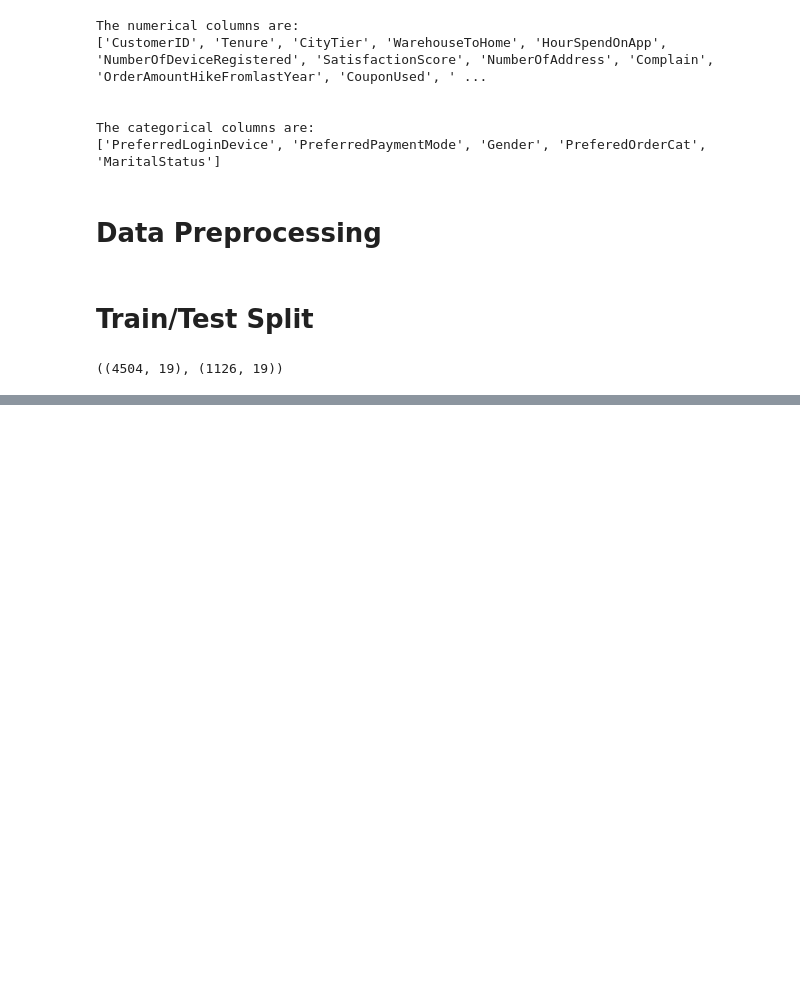
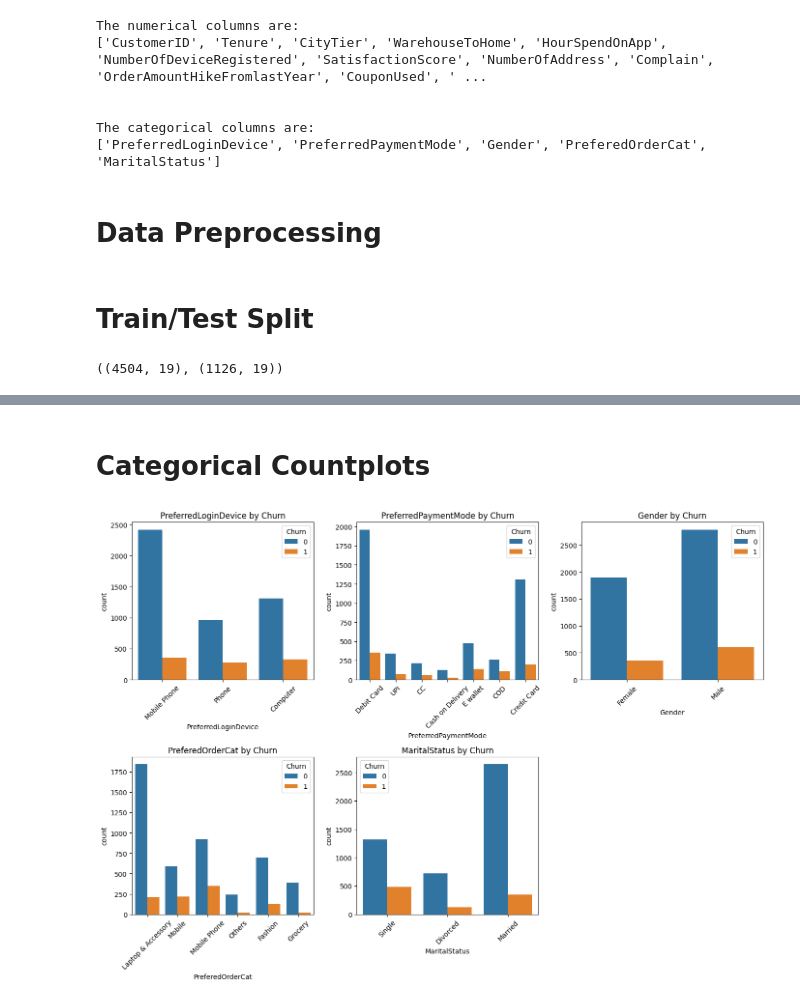
Before and after one commit to WebMLAIdev/Assignment4-CSCN8030-LobLaws, a Jupyter notebook: notebook.ipynb, the cells around one changed output, grey strips where cells are left out. Drawn from its saved outputs; the diff is of its cells as text; code cells hidden in the pictures; blank space fills up the shorter version.

```diff
--- a/notebook.ipynb
+++ b/notebook.ipynb
@@ -138,0 +269,15 @@ X_train.shape, X_test.shape
+# %% [markdown]
+# Categorical Countplots
+# %%
+# Visualizing churn rate across categorical features.
+plt.figure(figsize=(14, 10))
+for i, col in enumerate(categorical_cols[:6]):
+    plt.subplot(2, 3, i + 1)
+    sns.countplot(data=df, x=col, hue="Churn")
+    plt.xticks(rotation=45)
+    plt.title(f"{col} by Churn")
+
+plt.tight_layout()
+plt.show()
+# %% [output]
+[figure, added]
```
Also changed, not shown: parts of 22 cells of this notebook.
